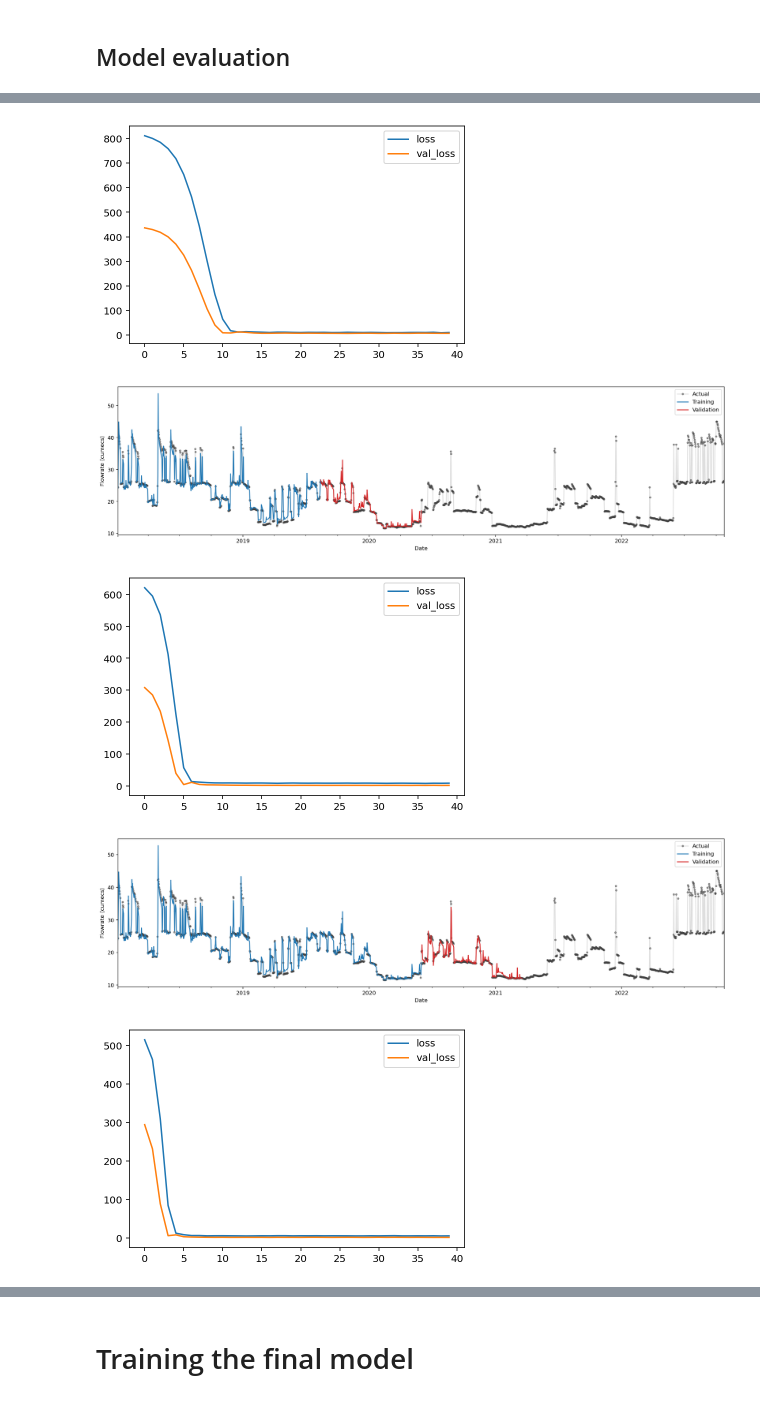
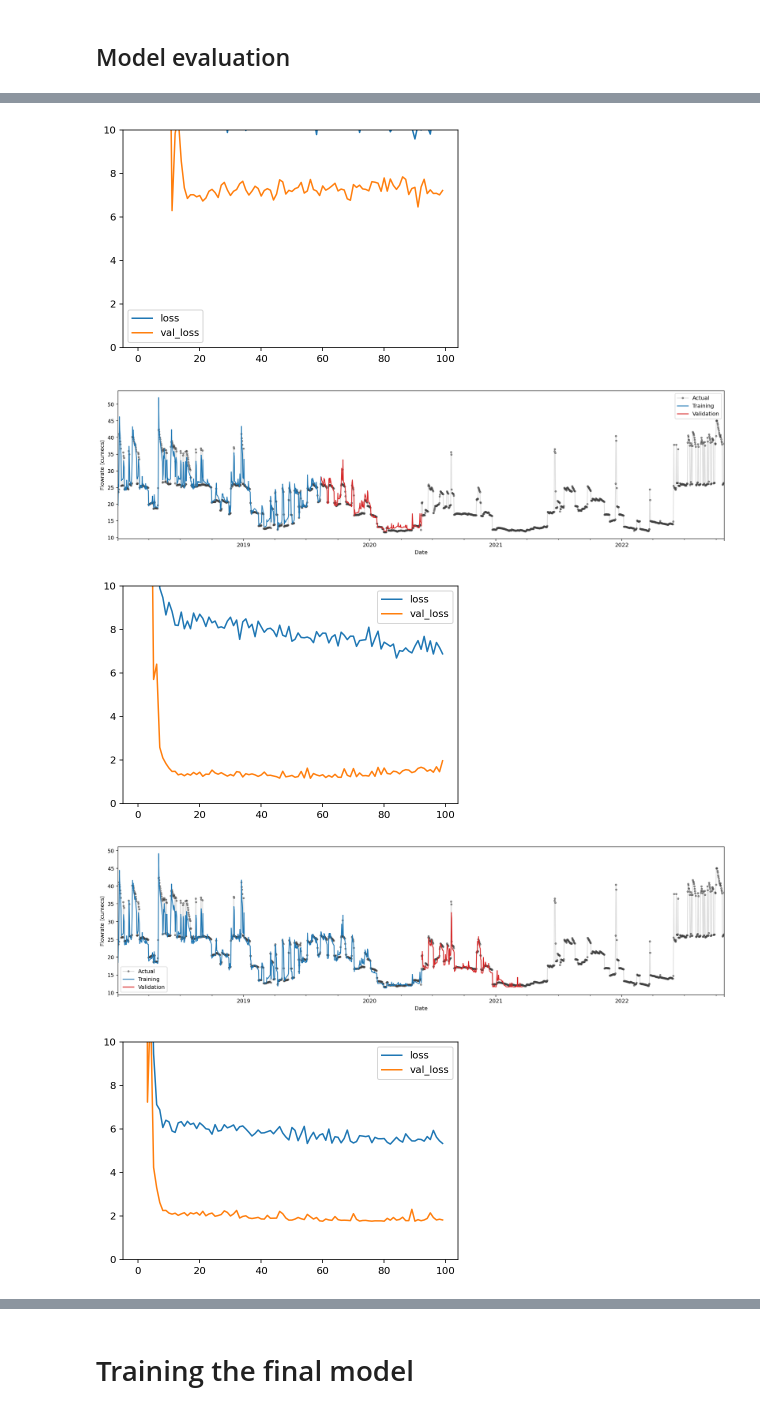
Before and after one commit to chrisgjarrett/kaituna-model, a Jupyter notebook: kaituna-flow-predictions-gate-level-classification.ipynb, the cells around one changed output, grey strips where cells are left out. Cells and saved outputs as stored; diff of their text form; code cells hidden in the pictures.

Commit message:
Kaggle Notebook | Kaituna Flow Predictions Flowrate Classification | Version 15

```diff
--- a/kaituna-flow-predictions-gate-level-classification.ipynb
+++ b/kaituna-flow-predictions-gate-level-classification.ipynb
@@ -752,7 +754,7 @@ n_target_lags = 1
 # for the lake level and rainfall data
 preprocessor = ColumnTransformer(
     transformers=[
-        ("target_lags", make_lags_transformer(n_target_lags), ["FlowRate"]),
+        ("target_lags", make_lags_transformer(n_target_lags), [target_column]),
         ("rainfall_lags", make_lags_transformer(n_lags), ["Rainfall"]),
         ("lakelevel_lags", make_lags_transformer(n_lags), ["LakeLevel"])
     ],
@@ -770,7 +772,7 @@ for column_prefix in column_prefixes:
     temp_list = [column_prefix + "_lag_{}".format(i) for i in range(1,n_lags + 1)]
     column_names.extend(temp_list)
 
-column_names.extend(["FlowRate_lag_1"])
+column_names.extend(["Target_lag_1"])
 display(column_names)
 
 # Create data frame
@@ -863,7 +864,7 @@ PC2    0.649541
 Name: MI Scores, dtype: float64
 # %%
 #Get relevant PCA
-X_pca_most_informative = X_pca.iloc[:,0:5]
+X_pca_most_informative = X_pca.iloc[:,0:3]
 # %%
 #Test train split
 #X_train, X_valid, y_train, y_valid = train_test_split(X_residuals, y, test_size=0.25, shuffle=False)
@@ -880,6 +881,7 @@ def CreateKaitunaNN():
         layers.Dense(units=100, activation='relu', input_shape=([X_feature_set.shape[1]])),
         layers.Dropout(0.1),
         layers.Dense(units=100, activation='relu'),
+        #layers.Dense(units=100, activation='relu'), #Additional layer for gates
         layers.Dense(units=1),
     ])
 
@@ -890,7 +892,7 @@ def CreateKaitunaNN():
 
     return model
 
-n_epochs = 40
+n_epochs = 100
 verbose=0
 # %%
 # Evaluate model with cross-validation
@@ -915,6 +917,12 @@ for train_index, test_index in tscv.split(X_feature_set):
     #model.fit(X_train, y_train)
     y_fit = pd.DataFrame(model.predict(X_train), index=X_train.index, columns=y.columns)
     y_pred = pd.DataFrame(model.predict(X_test), index=X_test.index, columns=y.columns)
+
+
+    # Round to chosen gate resolution
+    if target_column == 'AverageGateOrdinal':
+        y_fit = round_to_nearest_n(y_fit, gate_resolution_level)
+        y_pred = round_to_nearest_n(y_pred, gate_resolution_level)
 
     test_rmse = mean_squared_error(y_test, y_pred, squared=False)
     scores.append(test_rmse)
@@ -924,35 +932,36 @@ for train_index, test_index in tscv.split(X_feature_set):
     #fig, ax = plt.subplots(1, 1, figsize=(20, 10))
     #ax = y_test.plot(**plot_params, ax=ax, alpha=0.5)
     #ax = plot_multistep(y_pred, ax=ax, every=20)
     #_ = ax.legend(["Actual", 'Forecast'])
 
 
     # Visualise model results
     #plt.figure()
     axs = y.loc(axis=1)[target_column].plot(
         subplots=True, sharex=True, figsize=(20, 5), **plot_params, alpha=0.5,
     )
 
     _ = y_fit.loc(axis=1)[target_column].plot(subplots=True, sharex=True, color='C0', ax=axs)
     _ = y_pred.loc(axis=1)[target_column].plot(subplots=True, sharex=True, color='C3', ax=axs)
 
     plt.xlabel("Date")
     plt.ylabel('Flowrate (cumecs)')
     plt.legend(["Actual","Training","Validation"])
     plt.show()
 
     # Show the learning curves
     history_df = pd.DataFrame(history.history)
     history_df.loc[:, ['loss', 'val_loss']].plot();
+    plt.ylim([0,30])
     plt.show()
 
 final_score = np.median(scores)
 display(final_score)
 display(scores)
 # %% [output]
 [figure]
-[figure, old version]
+[figure, new version]
-[figure, old version]
+[figure, new version]
-[figure, old version]
+[figure, new version]
-[figure, old version]
+[figure, new version]
-[figure, old version]
+[figure, new version]
```
Also changed, not shown: parts of 19 cells of this notebook.
